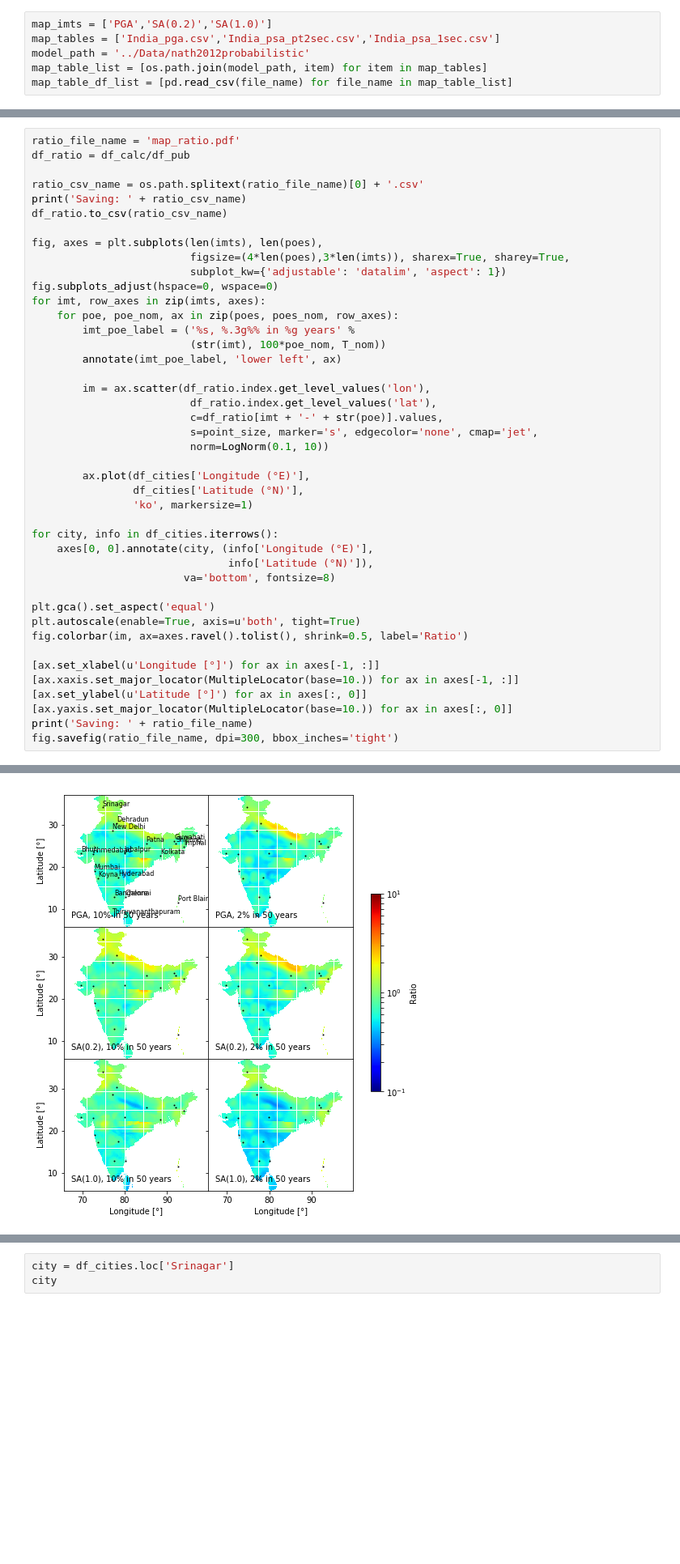
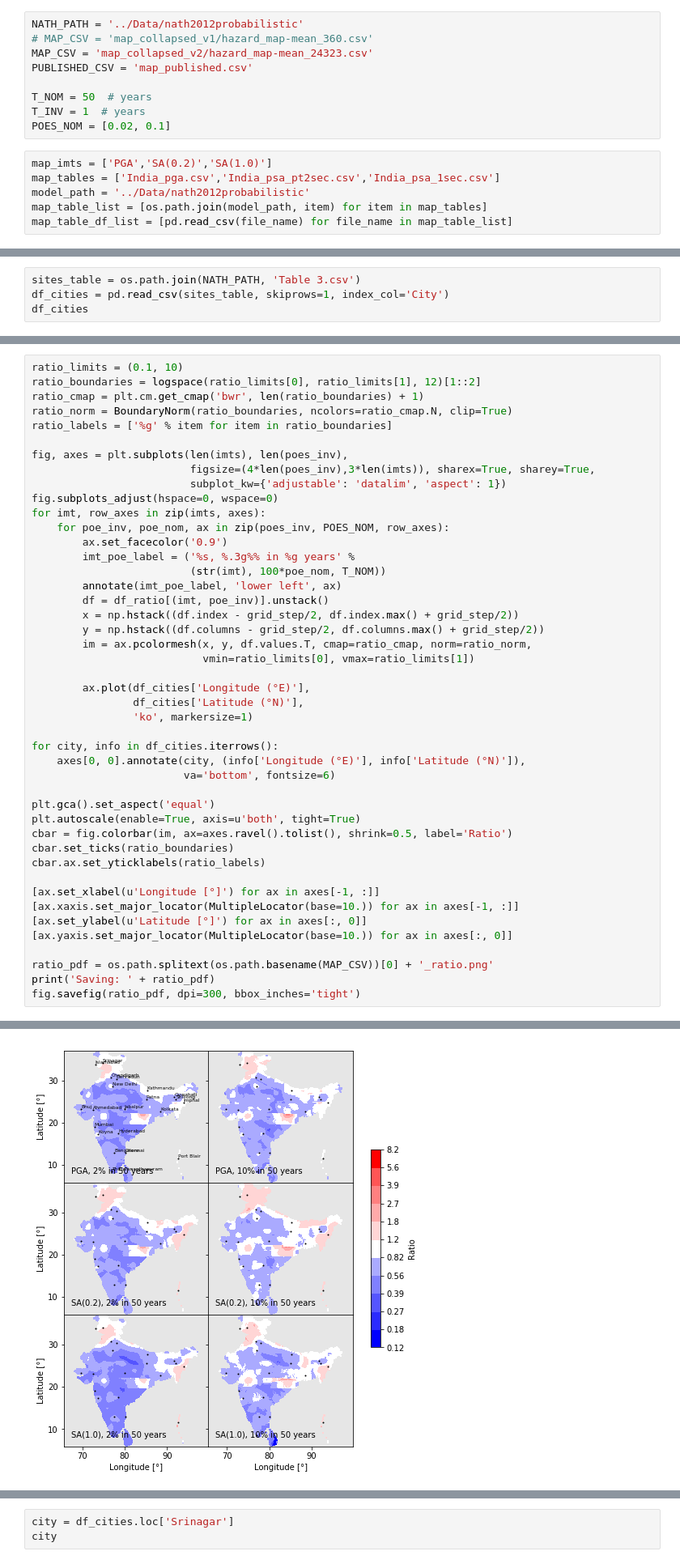
Before and after one commit to nackerley/indian-subcontinent-psha, a Jupyter notebook: Results/Mapping.ipynb, the cells around one changed output, grey strips where cells are left out. Shown at 81% size. Cells and saved outputs as stored; diff of their text form; blank space fills up the shorter version.

```diff
--- a/Results/Mapping.ipynb
+++ b/Results/Mapping.ipynb
@@ -23,3 +23,12 @@ from toolbox import logspace, stdval, annotate, read_hazard_csv
+# %%
+NATH_PATH = '../Data/nath2012probabilistic'
+# MAP_CSV = 'map_collapsed_v1/hazard_map-mean_360.csv'
+MAP_CSV = 'map_collapsed_v2/hazard_map-mean_24323.csv'
+PUBLISHED_CSV = 'map_published.csv'
+
+T_NOM = 50  # years
+T_INV = 1  # years
+POES_NOM = [0.02, 0.1]
 # %%
 map_imts = ['PGA','SA(0.2)','SA(1.0)']
 map_tables = ['India_pga.csv','India_psa_pt2sec.csv','India_psa_1sec.csv']
@@ -189,0 +54,4 @@ Saving: hazard_map-mean_360.pdf
+# %%
+sites_table = os.path.join(NATH_PATH, 'Table 3.csv')
+df_cities = pd.read_csv(sites_table, skiprows=1, index_col='City')
+df_cities
@@ -255,44 +244,46 @@ Saving: map_published.pdf
 # %%
-ratio_file_name = 'map_ratio.pdf'
-df_ratio = df_calc/df_pub
+ratio_limits = (0.1, 10)
+ratio_boundaries = logspace(ratio_limits[0], ratio_limits[1], 12)[1::2]
+ratio_cmap = plt.cm.get_cmap('bwr', len(ratio_boundaries) + 1)
+ratio_norm = BoundaryNorm(ratio_boundaries, ncolors=ratio_cmap.N, clip=True)
+ratio_labels = ['%g' % item for item in ratio_boundaries]
 
-ratio_csv_name = os.path.splitext(ratio_file_name)[0] + '.csv'
-print('Saving: ' + ratio_csv_name)
-df_ratio.to_csv(ratio_csv_name)
-
-fig, axes = plt.subplots(len(imts), len(poes),
-                         figsize=(4*len(poes),3*len(imts)), sharex=True, sharey=True,
+fig, axes = plt.subplots(len(imts), len(poes_inv),
+                         figsize=(4*len(poes_inv),3*len(imts)), sharex=True, sharey=True,
                          subplot_kw={'adjustable': 'datalim', 'aspect': 1})
 fig.subplots_adjust(hspace=0, wspace=0)
 for imt, row_axes in zip(imts, axes):
-    for poe, poe_nom, ax in zip(poes, poes_nom, row_axes):
+    for poe_inv, poe_nom, ax in zip(poes_inv, POES_NOM, row_axes):
+        ax.set_facecolor('0.9')
         imt_poe_label = ('%s, %.3g%% in %g years' %
-                         (str(imt), 100*poe_nom, T_nom))
+                         (str(imt), 100*poe_nom, T_NOM))
         annotate(imt_poe_label, 'lower left', ax)
-
-        im = ax.scatter(df_ratio.index.get_level_values('lon'),
-                         df_ratio.index.get_level_values('lat'),
-                         c=df_ratio[imt + '-' + str(poe)].values,
-                         s=point_size, marker='s', edgecolor='none', cmap='jet',
-                         norm=LogNorm(0.1, 10))
+        df = df_ratio[(imt, poe_inv)].unstack()
+        x = np.hstack((df.index - grid_step/2, df.index.max() + grid_step/2))
+        y = np.hstack((df.columns - grid_step/2, df.columns.max() + grid_step/2))
+        im = ax.pcolormesh(x, y, df.values.T, cmap=ratio_cmap, norm=ratio_norm,
+                           vmin=ratio_limits[0], vmax=ratio_limits[1])
 
         ax.plot(df_cities['Longitude (°E)'],
                 df_cities['Latitude (°N)'],
                 'ko', markersize=1)
 
 for city, info in df_cities.iterrows():
-    axes[0, 0].annotate(city, (info['Longitude (°E)'],
-                               info['Latitude (°N)']),
-                        va='bottom', fontsize=8)
+    axes[0, 0].annotate(city, (info['Longitude (°E)'], info['Latitude (°N)']),
+                        va='bottom', fontsize=6)
 
 plt.gca().set_aspect('equal')
 plt.autoscale(enable=True, axis=u'both', tight=True)
-fig.colorbar(im, ax=axes.ravel().tolist(), shrink=0.5, label='Ratio')
+cbar = fig.colorbar(im, ax=axes.ravel().tolist(), shrink=0.5, label='Ratio')
+cbar.set_ticks(ratio_boundaries)
+cbar.ax.set_yticklabels(ratio_labels)
 
 [ax.set_xlabel(u'Longitude [°]') for ax in axes[-1, :]]
 [ax.xaxis.set_major_locator(MultipleLocator(base=10.)) for ax in axes[-1, :]]
 [ax.set_ylabel(u'Latitude [°]') for ax in axes[:, 0]]
 [ax.yaxis.set_major_locator(MultipleLocator(base=10.)) for ax in axes[:, 0]]
-print('Saving: ' + ratio_file_name)
-fig.savefig(ratio_file_name, dpi=300, bbox_inches='tight')
+
+ratio_pdf = os.path.splitext(os.path.basename(MAP_CSV))[0] + '_ratio.png'
+print('Saving: ' + ratio_pdf)
+fig.savefig(ratio_pdf, dpi=300, bbox_inches='tight')
 # %% [output]
@@ -301 +291 @@ Saving: map_ratio.pdf
-[figure, old version]
+[figure, new version]
```
Also changed, not shown: parts of 19 cells of this notebook, 18 other files.
